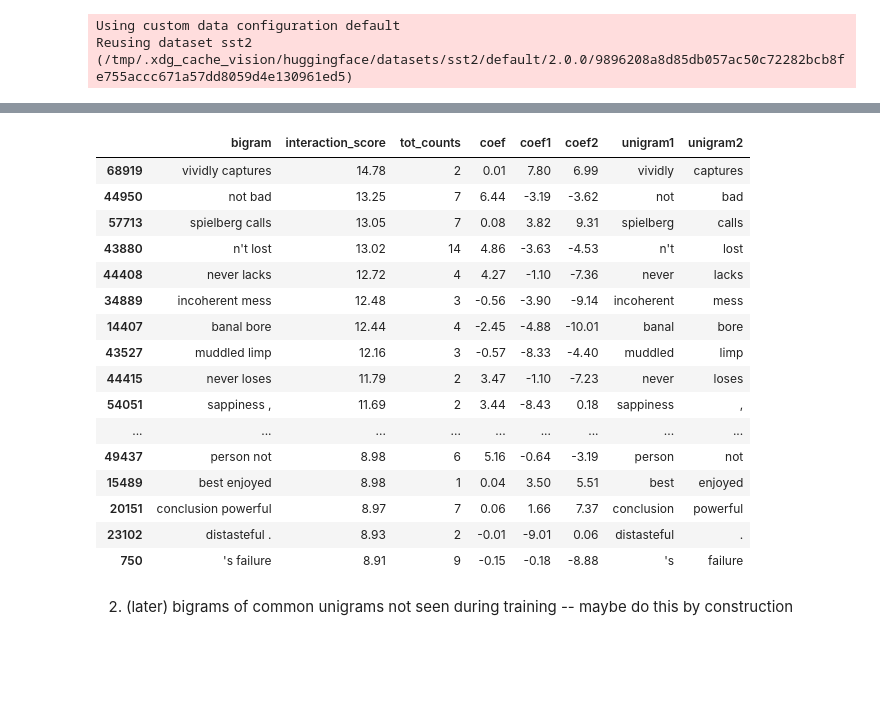
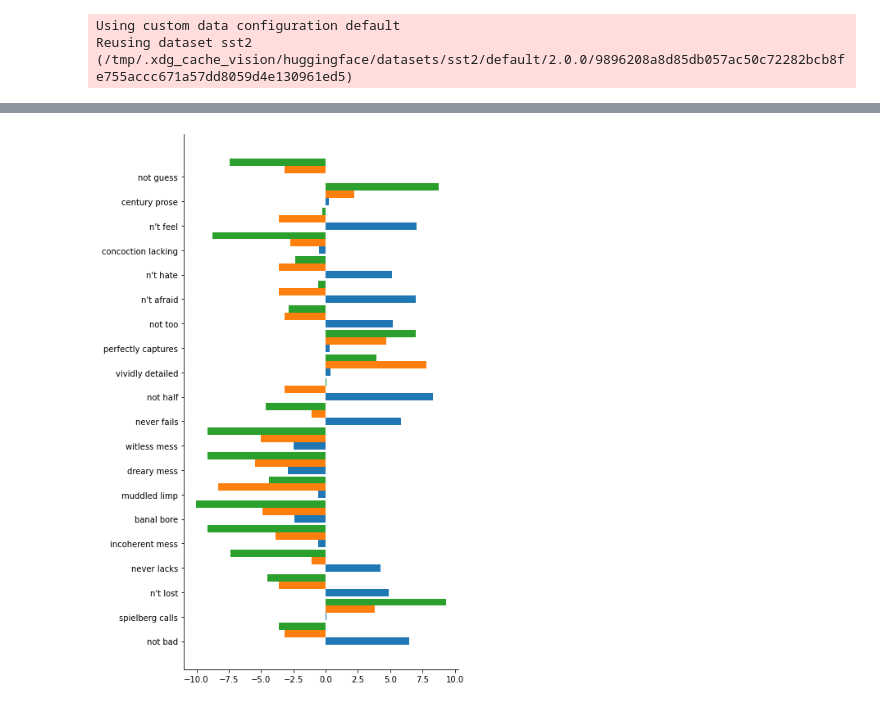
Before and after one commit to csinva/imodelsX, a Jupyter notebook: 07_analyze_embeddings.ipynb, the cells around one changed output, grey strips where cells are left out. Saved outputs shown, nothing was run; the diff lists cells and outputs as text; code cells hidden in the pictures; blank space fills up the shorter version.

```diff
--- a/07_analyze_embeddings.ipynb
+++ b/07_analyze_embeddings.ipynb
@@ -60 +90,3 @@ Reusing dataset sst2 (/tmp/.xdg_cache_vision/huggingface/datasets/sst2/default/2
+# %%
+df = pd.read_csv(oj(config.misc_dir, 'df_unigram_sst.csv'), index_col=0)
 # %% [markdown]
@@ -198,22 +241,11 @@ df2 = df2[['bigram', 'interaction_score', 'tot_counts',
-# %%
-df2.sort_values('interaction_score', ascending=False).round(2).head(100)
-# %% [output]
-|  | bigram | interaction_score | tot_counts | coef | coef1 | coef2 | unigram1 | unigram2 |
-| 68919 | vividly captures | 14.78 | 2 | 0.01 | 7.80 | 6.99 | vividly | captures |
-| 44950 | not bad | 13.25 | 7 | 6.44 | -3.19 | -3.62 | not | bad |
-| 57713 | spielberg calls | 13.05 | 7 | 0.08 | 3.82 | 9.31 | spielberg | calls |
-| 43880 | n't lost | 13.02 | 14 | 4.86 | -3.63 | -4.53 | n't | lost |
-| 44408 | never lacks | 12.72 | 4 | 4.27 | -1.10 | -7.36 | never | lacks |
-| 34889 | incoherent mess | 12.48 | 3 | -0.56 | -3.90 | -9.14 | incoherent | mess |
-| 14407 | banal bore | 12.44 | 4 | -2.45 | -4.88 | -10.01 | banal | bore |
-| 43527 | muddled limp | 12.16 | 3 | -0.57 | -8.33 | -4.40 | muddled | limp |
-| 44415 | never loses | 11.79 | 2 | 3.47 | -1.10 | -7.23 | never | loses |
-| 54051 | sappiness , | 11.69 | 2 | 3.44 | -8.43 | 0.18 | sappiness | , |
-| ... | ... | ... | ... | ... | ... | ... | ... | ... |
-| 49437 | person not | 8.98 | 6 | 5.16 | -0.64 | -3.19 | person | not |
-| 15489 | best enjoyed | 8.98 | 1 | 0.04 | 3.50 | 5.51 | best | enjoyed |
-| 20151 | conclusion powerful | 8.97 | 7 | 0.06 | 1.66 | 7.37 | conclusion | powerful |
-| 23102 | distasteful . | 8.93 | 2 | -0.01 | -9.01 | 0.06 | distasteful | . |
-| 750 | 's failure | 8.91 | 9 | -0.15 | -0.18 | -8.88 | 's | failure |
-# %% [markdown]
-2. (later) bigrams of common unigrams not seen during training -- maybe do this by construction
+# %%
+plt.figure(figsize=(6, 12))
+idxs = np.arange(20)
+dp = d.iloc[idxs]
+plt.barh(idxs, dp['coef'], height=0.3)
+plt.barh(idxs + 0.3, dp['coef1'], height=0.3)
+plt.barh(idxs + 0.6, dp['coef2'], height=0.3)
+plt.yticks(idxs, dp['bigram'])
+plt.show()
+# %% [output]
+[figure, added]
```
Also changed, not shown: parts of 30 cells of this notebook.
